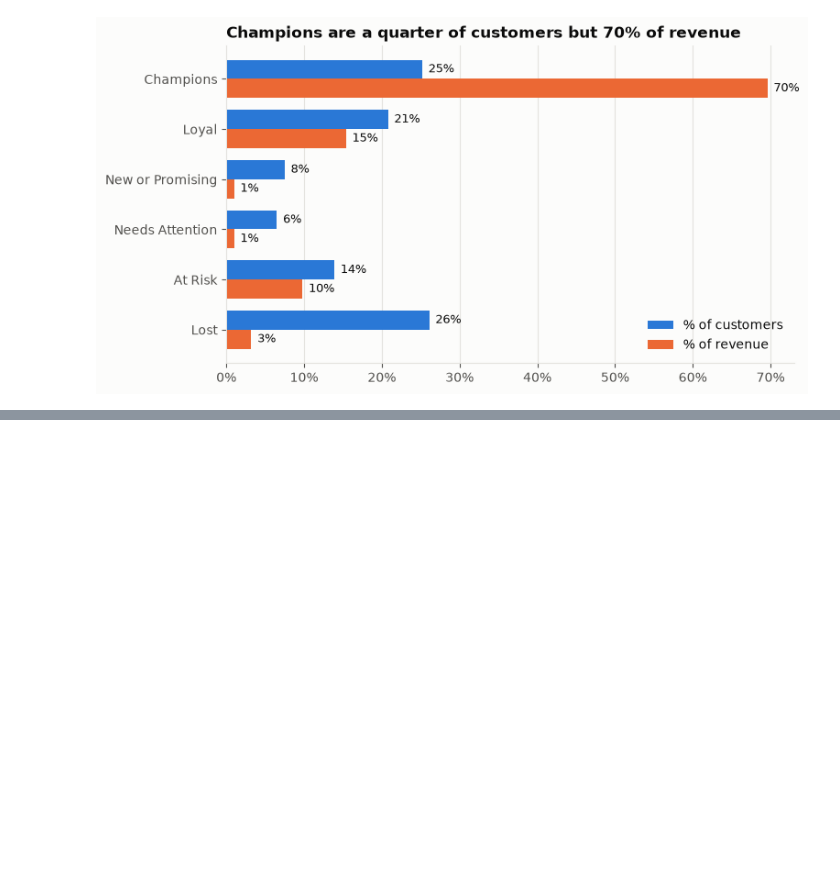
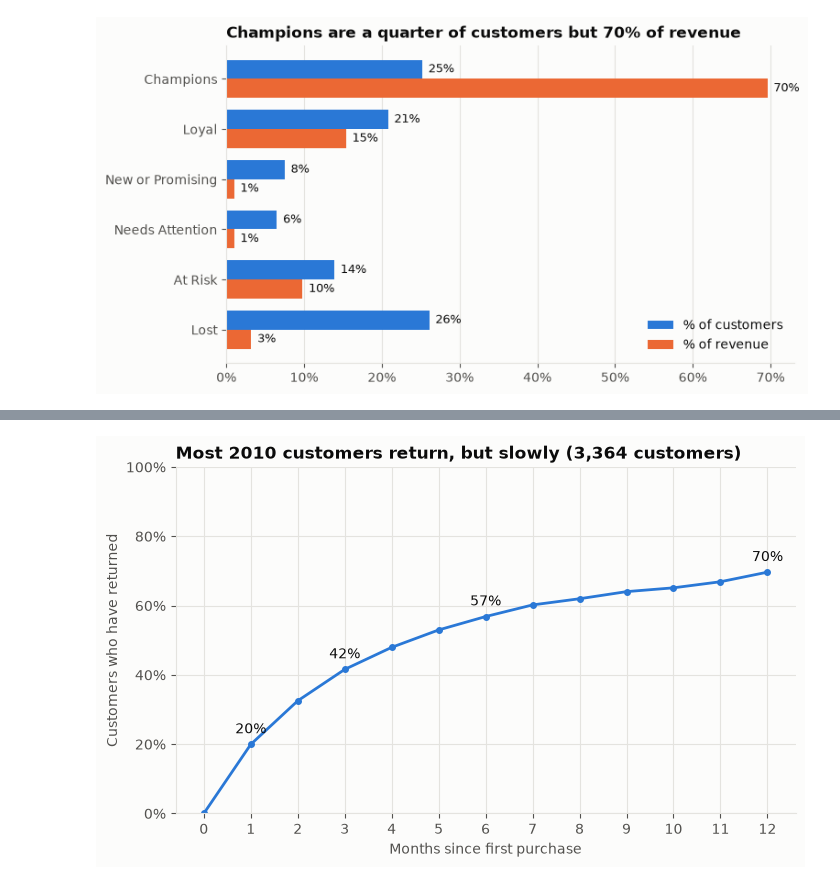
Before and after one commit to njflora/retail-customer-analytics-sql-python, a Jupyter notebook: notebooks/01_analysis.ipynb, the cells around one changed output, grey strips where cells are left out. Saved outputs shown, nothing was run; the diff lists cells and outputs as text; code cells hidden in the pictures; blank space fills up the shorter version.

```diff
--- a/notebooks/01_analysis.ipynb
+++ b/notebooks/01_analysis.ipynb
@@ -191,0 +234,25 @@ plt.show()
+# %%
+first_return = pd.read_sql(cohort_queries["Q2"], engine)
+cohort_2010 = first_return[first_return["cohort_month"].between("2010-01", "2010-12")]
+customers_2010 = len(cohort_2010)
+
+months = list(range(0, 13))
+returned_pct = [100 * (cohort_2010["first_return_month"] <= m).sum() / customers_2010
+                for m in months]
+
+fig, ax = plt.subplots(figsize=(8, 4.5))
+ax.plot(months, returned_pct, color=BLUE, linewidth=2, marker="o", markersize=4)
+for m in (1, 3, 6, 12):
+    ax.annotate(f"{returned_pct[m]:.0f}%", (m, returned_pct[m]),
+                textcoords="offset points", xytext=(0, 8), ha="center")
+
+ax.set_ylim(0, 100)
+ax.yaxis.set_major_formatter(mtick.PercentFormatter())
+ax.set_xticks(months)
+ax.set_xlabel("Months since first purchase")
+ax.set_ylabel("Customers who have returned")
+ax.set_title(f"Most 2010 customers return, but slowly ({customers_2010:,} customers)")
+fig.savefig(OUTPUT_DIR / "chart6_cumulative_return.png")
+plt.show()
+# %% [output]
+[figure, added]
```
Also changed, not shown: parts of 1 cell of this notebook, 3 other files.
